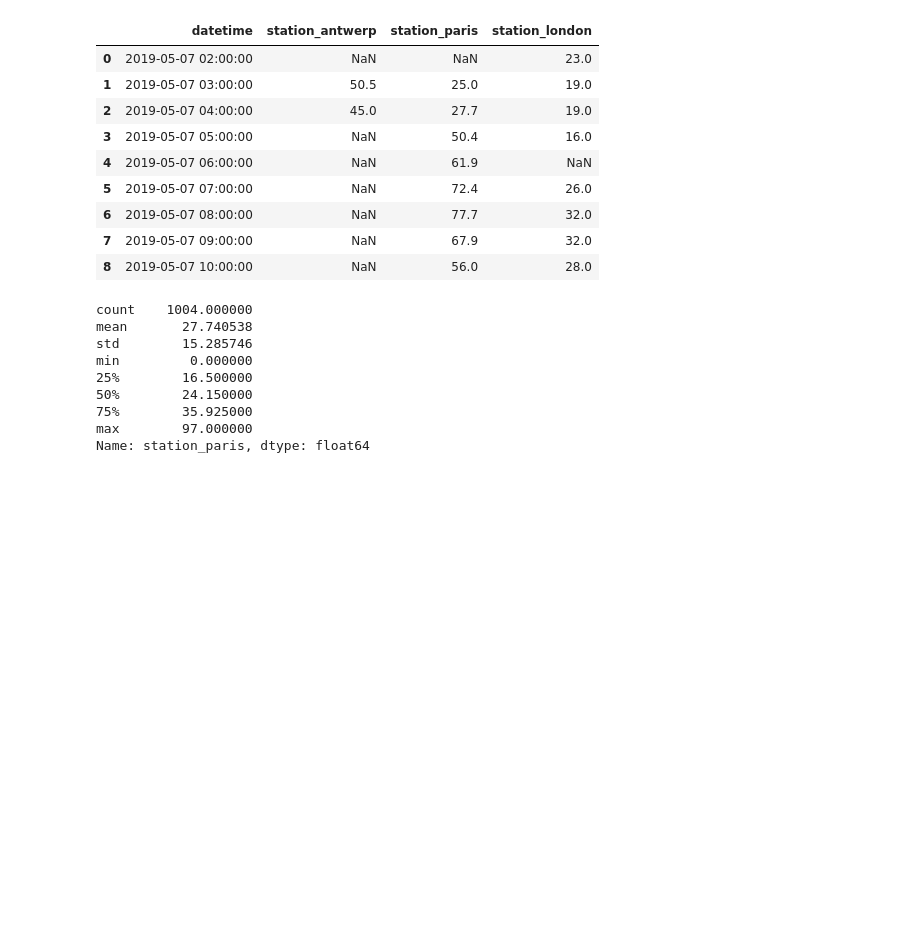
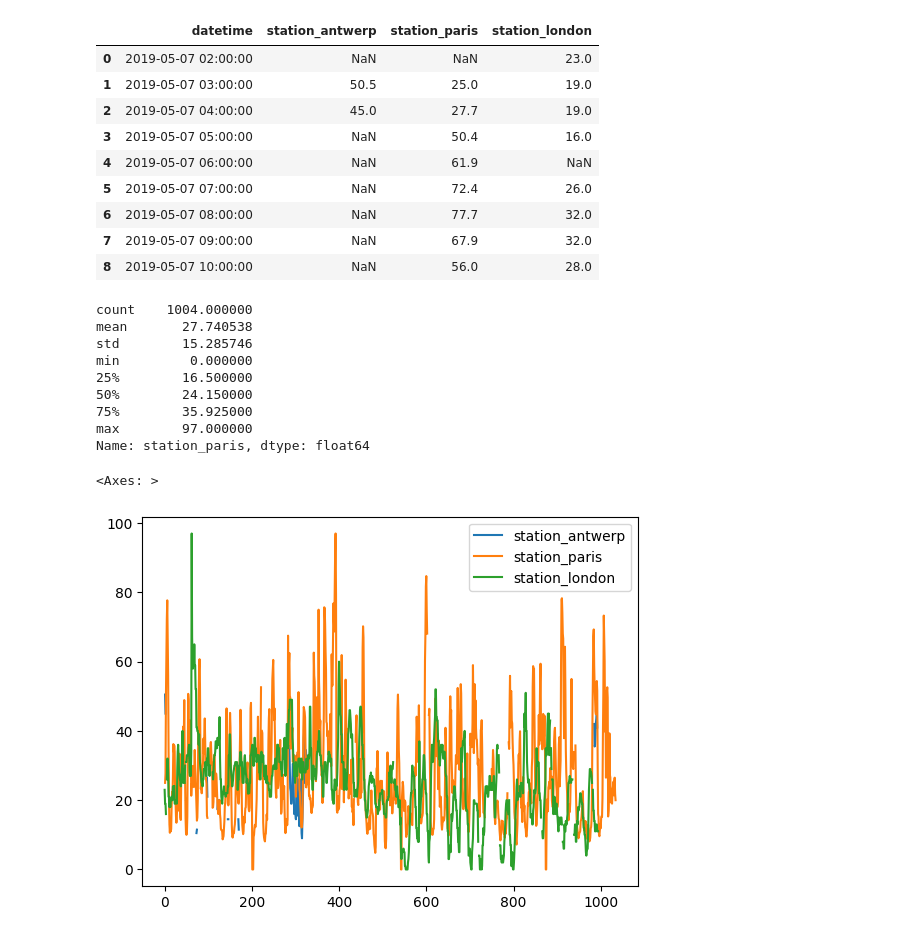
Before and after one commit to Davidojekunle/Pandas, a Jupyter notebook: Air_quality.ipynb, the cells around one changed output. Cells and saved outputs as stored; diff of their text form; code cells hidden in the pictures; blank space fills up the shorter version.

```diff
--- a/Air_quality.ipynb
+++ b/Air_quality.ipynb
@@ -69,3 +70,8 @@ min         0.000000
 75%        35.925000
 max        97.000000
 Name: station_paris, dtype: float64
+# %%
+air_quality.plot()
+# %% [output]
+<Axes: >
+[figure, added]
```
Also changed, not shown: parts of 3 cells of this notebook, 7 other files.
